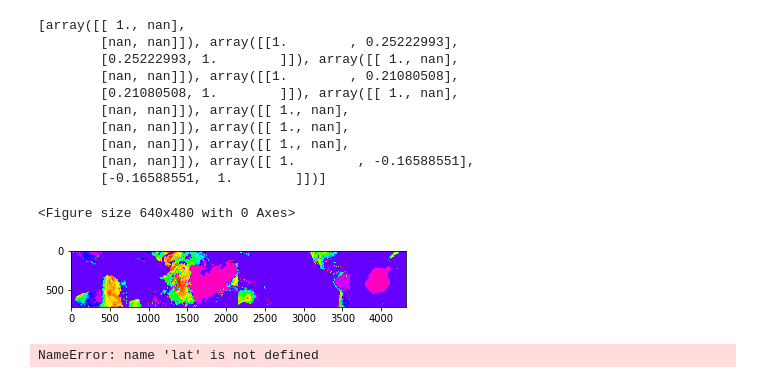
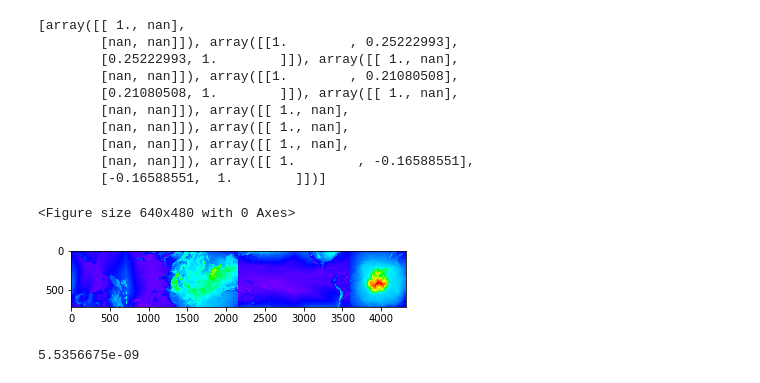
Before and after one commit to VIsh76/FLX_NN_emulation, a Jupyter notebook: DataChecking.ipynb, the cells around one changed output. Saved outputs shown, nothing was run; the diff lists cells and outputs as text; code cells hidden in the pictures.

```diff
--- a/DataChecking.ipynb
+++ b/DataChecking.ipynb
@@ -1,15 +1,20 @@
 # %%
 from netCDF4 import Dataset
 import numpy as np
-fin = Dataset('f522_dh.trainingdata_in.lcv.20190401_0000z.nc4')
-fout = Dataset('f522_dh.trainingdata_out.lcv.20190401_0000z.nc4')
+import os
+
+datafolder ='Data'
+fin = Dataset(os.path.join(datafolder, 'f522_dh.trainingdata_in.lcv.20190401_0000z.nc4'))
+fout = Dataset(os.path.join(datafolder, 'f522_dh.trainingdata_out.lcv.20190401_0000z.nc4'))
 x = fin.variables
 y = fout.variables
+
 for var in x.keys():
     print(var, x[var].shape)
 
 n   = x['Xdim'].shape[0]
 p   = x['Ydim'].shape[0]
+lev = x['lev'].shape[0]
 # %% [output]
 Xdim (720,)
 Ydim (4320,)
@@ -123,10 +242,10 @@ def plotvar(x, var):
 # %% [output]
 <Figure size 640x480 with 0 Axes>
 # %%
-plotvar(x, 'emis');
+plotvar(x, 'ts');
 # %% [output]
-[figure, old version]
+[figure, new version]
-# %%
-lat
-# %% [output]
-NameError: name 'lat' is not defined
+# %%
+np.min(x['o3'])
+# %% [output]
+5.5356675e-09
```
Also changed, not shown: parts of 19 cells of this notebook, 9 other files.
